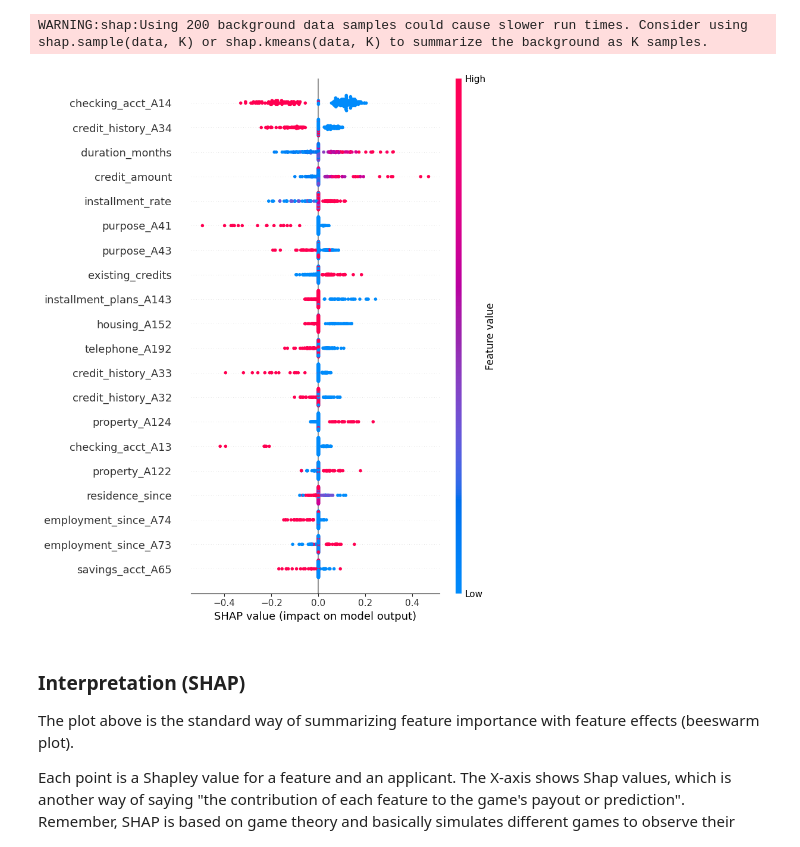
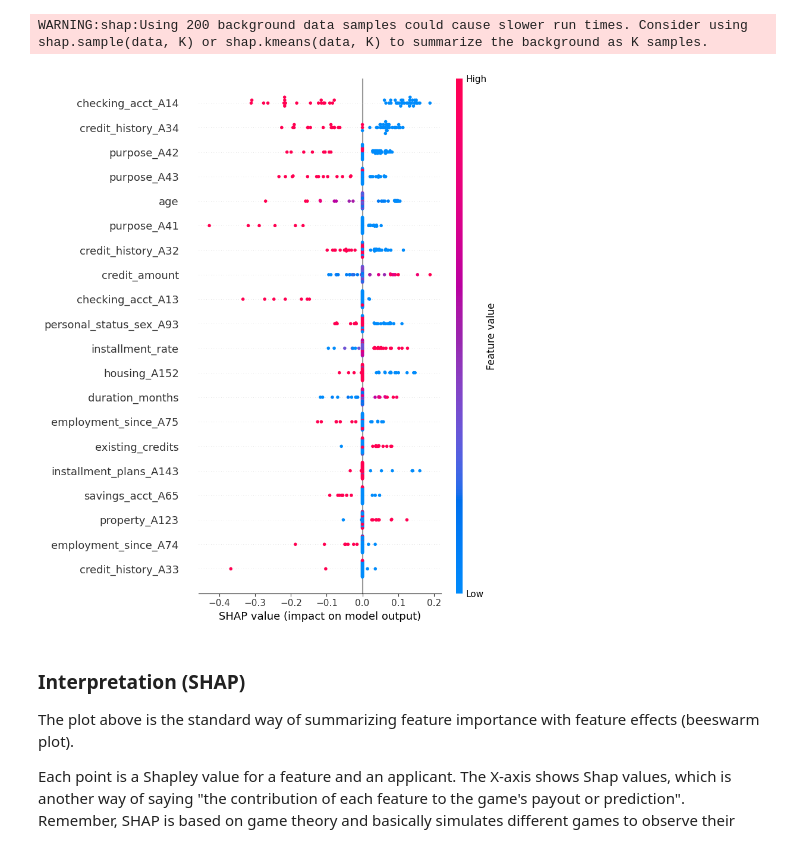
Before and after one commit to hertie-data-science-lab/tutorial-new-grp4, a Jupyter notebook: DEEPL_Tutorial_xAI.ipynb, the cells around one changed output. Cells and saved outputs as stored; diff of their text form; code cells hidden in the pictures.

```diff
--- a/DEEPL_Tutorial_xAI.ipynb
+++ b/DEEPL_Tutorial_xAI.ipynb
@@ -1451,19 +1455,19 @@ WARNING:shap:Using 200 background data samples could cause slower run times. Con
 #SHAP Test, subsample
 X_test_sample = X_test[:50]
 
-shap_values = shap_explainer.shap_values(X_test)
+shap_values = shap_explainer.shap_values(X_test_sample)
 # %%
 #Plotting of SHAP feature importance
 feature_names = X_ohe.columns.tolist()
 
 shap.summary_plot(
     shap_values,
-    X_test,
+    X_test_sample,
     feature_names=feature_names,
     show=True
 )
 # %% [output]
-[figure, old version]
+[figure, new version]
 # %% [markdown]
 ### Interpretation (SHAP)
 
```
Also changed, not shown: parts of 13 cells of this notebook.
